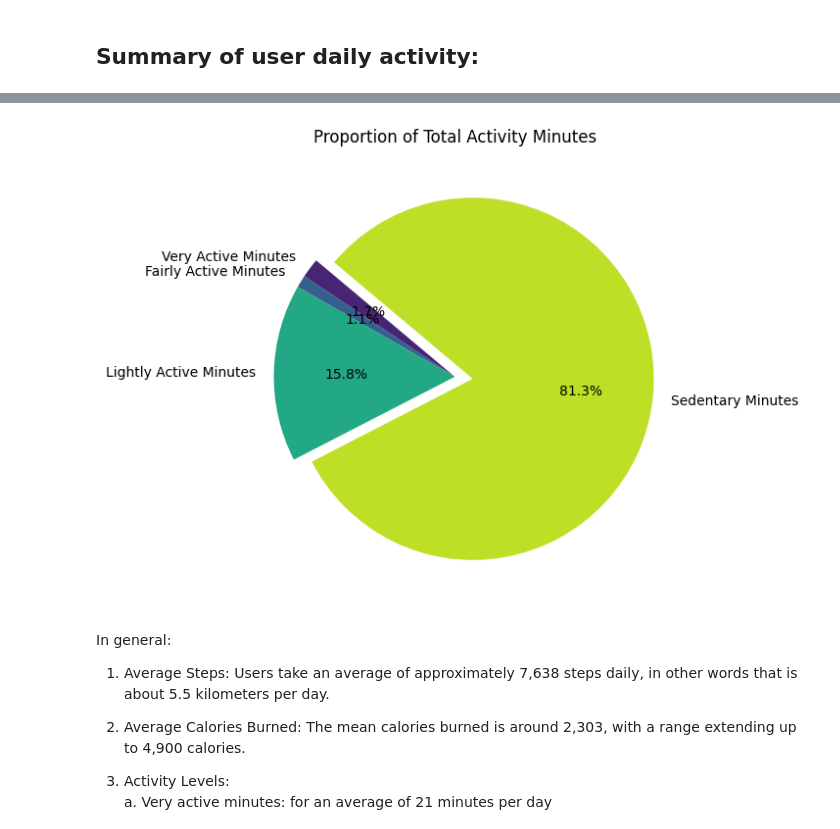
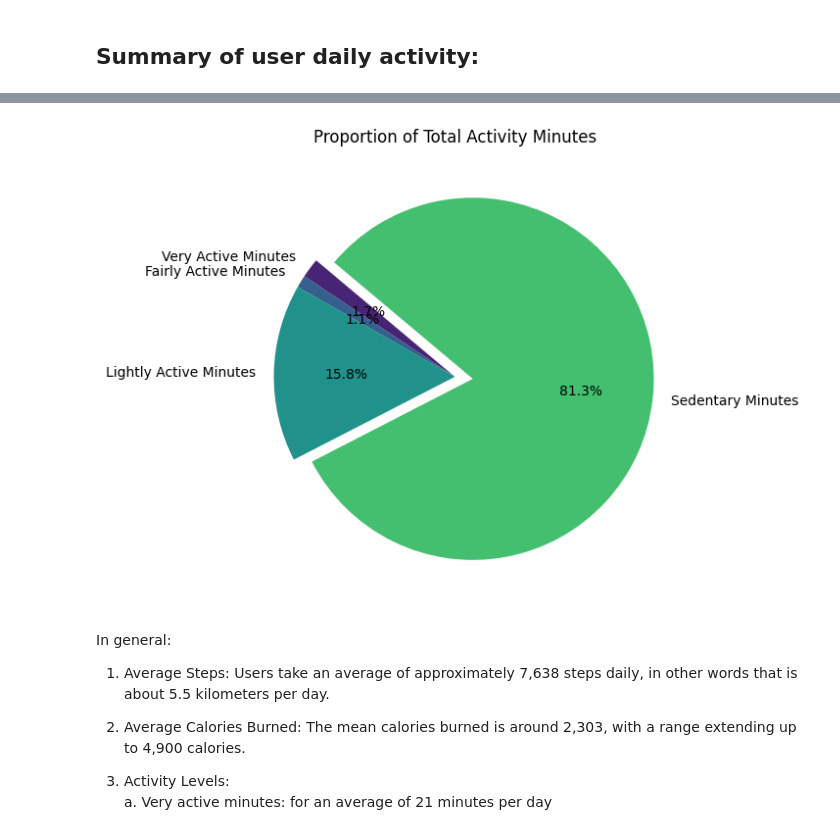
Before and after one commit to Alex-the-fish/Bellabeat-data-analysis-project, a Jupyter notebook: Bellabeat Analysis.ipynb, the cells around one changed output, grey strips where cells are left out. Drawn from its saved outputs; the diff is of its cells as text; code cells hidden in the pictures.

```diff
--- a/Bellabeat Analysis.ipynb
+++ b/Bellabeat Analysis.ipynb
@@ -454,27 +454,28 @@ activity.describe()
 # %%
 # Calculate the total minutes for each category
 total_minutes = {
     'Very Active Minutes': activity['very_active_mins'].sum(),
     'Fairly Active Minutes': activity['fairly_active_mins'].sum(),
     'Lightly Active Minutes': activity['lightly_active_mins'].sum(),
     'Sedentary Minutes': activity['sedentary_mins'].sum()
 }
 
 # Generating colors using the 'viridis' colormap
 cmap = cm.get_cmap('viridis')
-colors = cmap([0.1, 0.3, 0.6, 0.9])
+colors = cmap([0.1, 0.3, 0.5, 0.7,0.9])
+
 explode = [0, 0, 0, 0.1]
 plt.figure(figsize=(6, 6))
 plt.pie(total_minutes.values(),
         labels=total_minutes.keys(),
         autopct='%1.1f%%',
         colors=colors,
         startangle=140,
         explode = explode)
 plt.title('Proportion of Total Activity Minutes')
 plt.show()
 # %% [output]
-[figure, old version]
+[figure, new version]
 # %% [markdown]
 In general:
 1. Average Steps:
```
Also changed, not shown: parts of 14 cells of this notebook.
